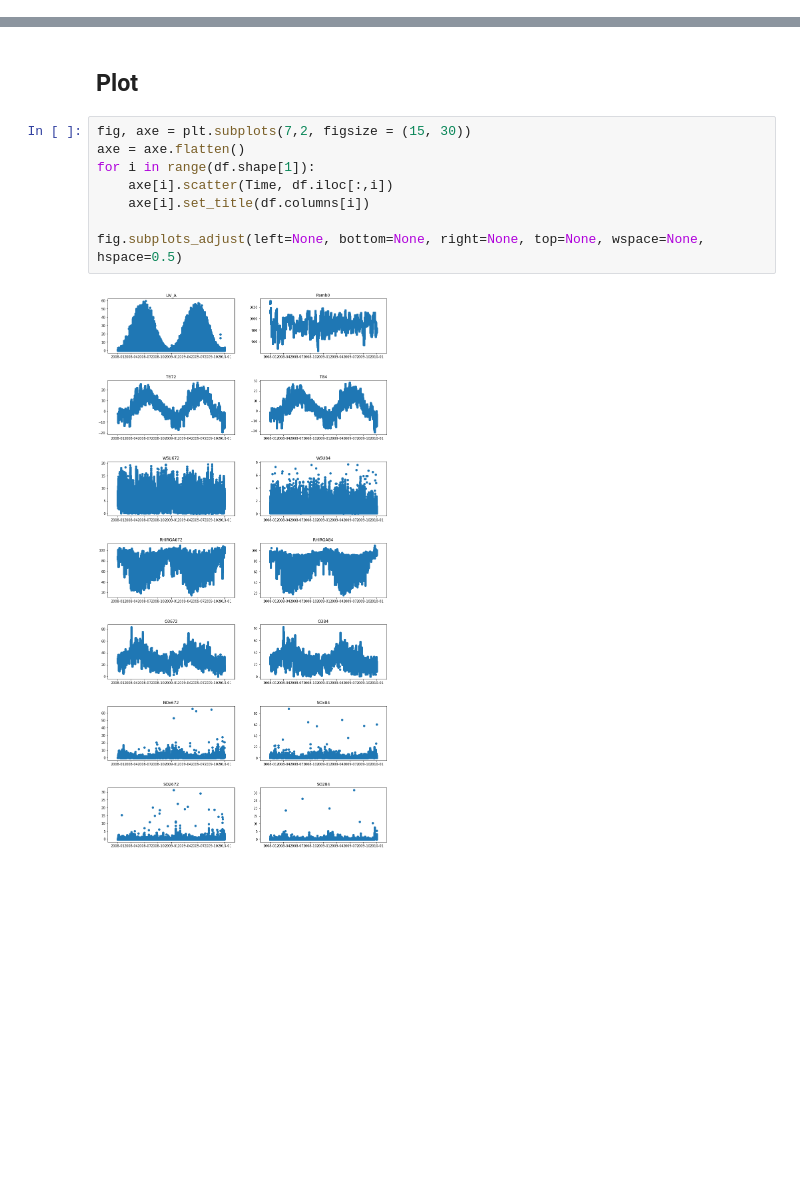
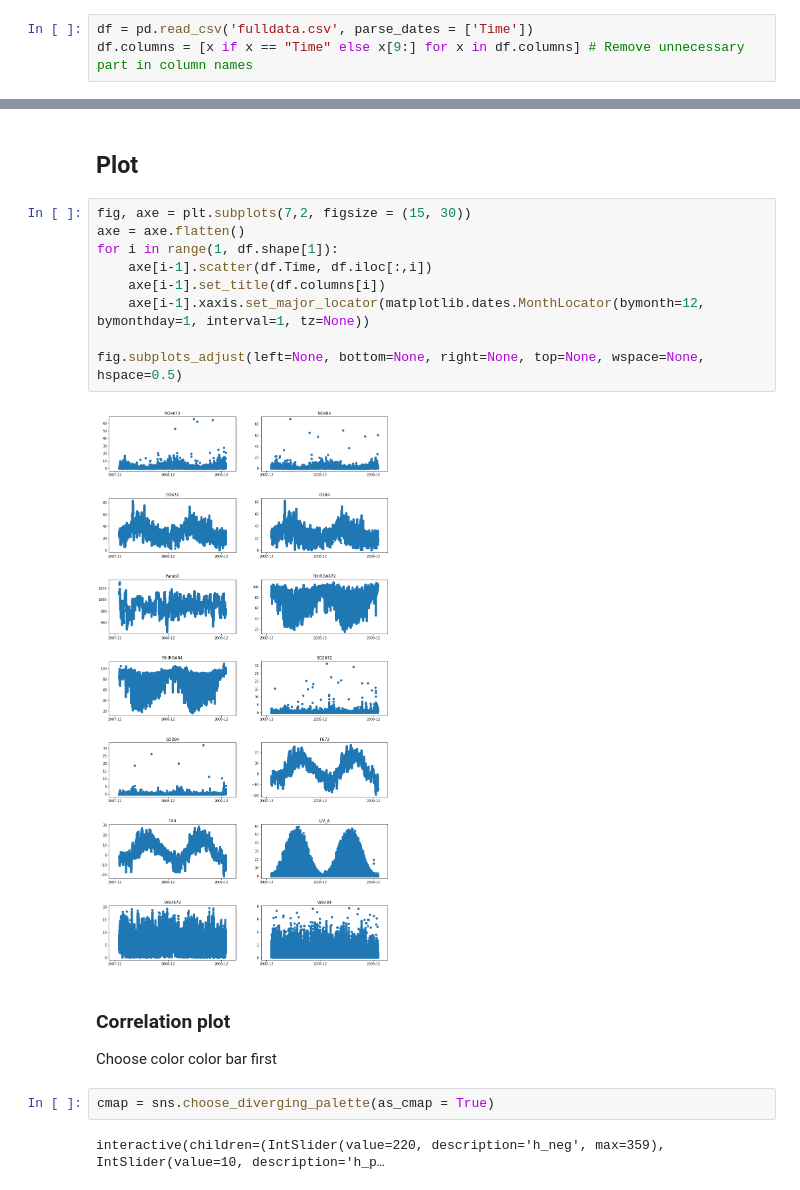
Before and after one commit to vietle94/NPF-smearII, a Jupyter notebook: Project.ipynb, the cells around one changed output, grey strips where cells are left out. Saved outputs shown, nothing was run; the diff lists cells and outputs as text; blank space fills up the shorter version.

```diff
--- a/Project.ipynb
+++ b/Project.ipynb
@@ -88,3 +42,6 @@ df.rename(columns = lambda x: x[9:], inplace = True) # Rename columns name
+# %%
+df = pd.read_csv('fulldata.csv', parse_dates = ['Time'])
+df.columns = [x if x == "Time" else x[9:] for x in df.columns] # Remove unnecessary part in column names
 # %% [markdown]
 # Check data
 # %%
@@ -135,10 +93,18 @@ dtype: int64
 # %%
 fig, axe = plt.subplots(7,2, figsize = (15, 30))
 axe = axe.flatten()
-for i in range(df.shape[1]):
-    axe[i].scatter(Time, df.iloc[:,i])
-    axe[i].set_title(df.columns[i])
+for i in range(1, df.shape[1]):
+    axe[i-1].scatter(df.Time, df.iloc[:,i])
+    axe[i-1].set_title(df.columns[i])
+    axe[i-1].xaxis.set_major_locator(matplotlib.dates.MonthLocator(bymonth=12, bymonthday=1, interval=1, tz=None))
 
 fig.subplots_adjust(left=None, bottom=None, right=None, top=None, wspace=None, hspace=0.5)
 # %% [output]
-[figure, old version]
+[figure, new version]
+# %% [markdown]
+### Correlation plot
+Choose color color bar first
+# %%
+cmap = sns.choose_diverging_palette(as_cmap = True)
+# %% [output]
+interactive(children=(IntSlider(value=220, description='h_neg', max=359), IntSlider(value=10, description='h_p…
```
Also changed, not shown: parts of 58 cells of this notebook, 2 other files.
